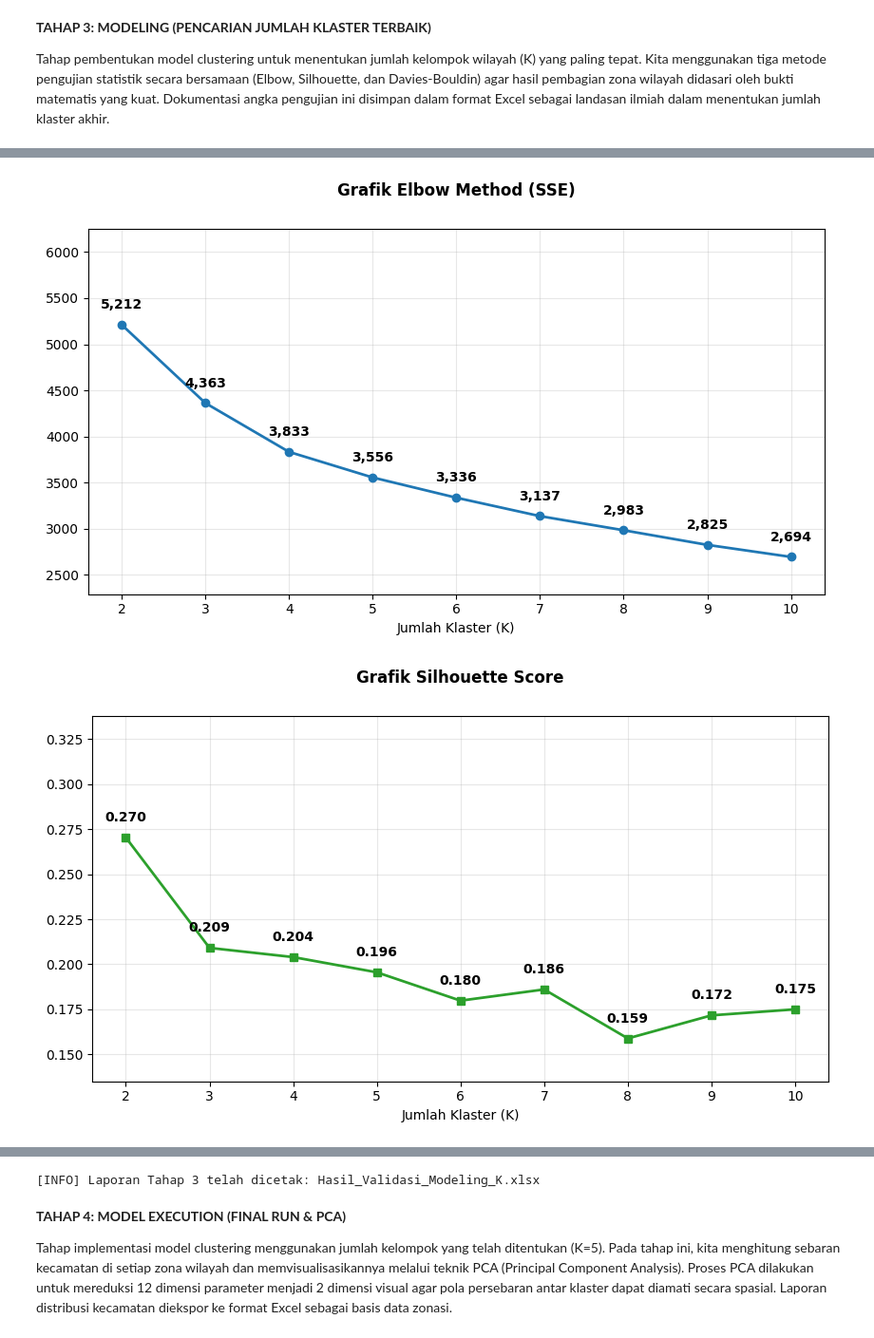
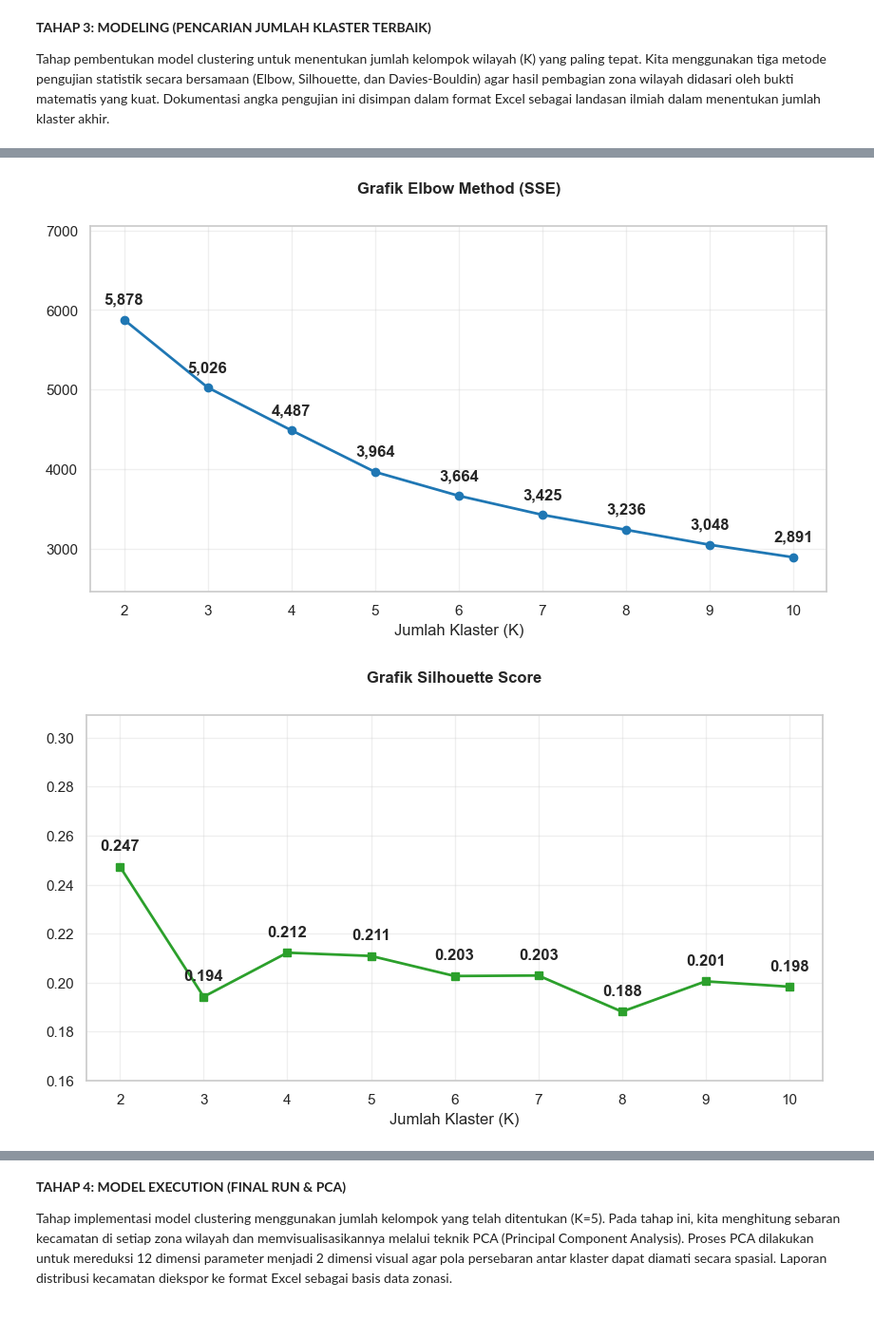
Before and after one commit to farisali522/gisclustering, a Jupyter notebook: clustering/clustering.ipynb, the cells around one changed output, grey strips where cells are left out. Shown at 95% size. Cells and saved outputs as stored; diff of their text form; code cells hidden in the pictures.

```diff
--- a/clustering/clustering.ipynb
+++ b/clustering/clustering.ipynb
@@ -25,9 +25,9 @@ fitur_cols = [
     '%_v_pres', '%_v_pileg_ri', '%_v_pileg_prov', '%_v_pileg_kokab',
     '%_v_pilkada_gub', '%_v_pilkada_kokab',
     '%_part_pilpres', '%_part_pileg_ri', '%_part_pileg_prov',
-    '%_part_pileg_kab', '%_part_pilkada_gub', '%_part_pilkada_kokab'
+    '%_part_pileg_kab', '%_part_pilkada_gub', '%_part_pilkada_kokab',
+    'n_paslon_pilkada_kokab'
 ]
-
 # ==========================================================
 # 3. CLEANING DATA
 # ==========================================================
@@ -45,10 +45,10 @@ print("-" * 80)
 # ==========================================================
 # 4. EXPORT LAPORAN AUDIT DATA KE EXCEL
 # ==========================================================
-nama_file_t1 = "Kelengkapan_Data_Cleaning.xlsx"
-summary_und.to_excel(nama_file_t1, index=False)
+#nama_file_t1 = "Kelengkapan_Data_Cleaning.xlsx"
+#summary_und.to_excel(nama_file_t1, index=False)
 
-print(f"\n[INFO] Berkas Laporan Tahap 1 telah dihasilkan: {nama_file_t1}")
+#print(f"\n[INFO] Berkas Laporan Tahap 1 telah dihasilkan: {nama_file_t1}")
 # %% [output]
 === RINGKASAN DATA ===
 --------------------------------------------------------------------------------
@@ -145,7 +140,6 @@ for k in k_range:
     list_silhouette.append(silhouette_score(X_scaled, labels))
     list_dbi.append(davies_bouldin_score(X_scaled, labels))
 
-    # Tabel angka print di layar
     print(f"K={k:2d} | SSE:{list_sse[-1]:,.0f} | Silh:{list_silhouette[-1]:.3f} | DBI:{list_dbi[-1]:.3f}")
 
 print("-" * 75)
@@ -197,11 +191,11 @@ plt.show()
 # ==========================================================
 # 3. EXPORT HASIL PENGUJIAN KE EXCEL
 # ==========================================================
-df_val_excel = pd.DataFrame({
-    'K': list(k_range), 'SSE': list_sse, 'Silhouette': list_silhouette, 'DBI': list_dbi
-})
-df_val_excel.to_excel("Hasil_Validasi_Modeling_K.xlsx", index=False)
-print(f"\n[INFO] Laporan Tahap 3 telah dicetak: Hasil_Validasi_Modeling_K.xlsx")
+#df_val_excel = pd.DataFrame({
+    #'K': list(k_range), 'SSE': list_sse, 'Silhouette': list_silhouette, 'DBI': list_dbi
+#})
+#df_val_excel.to_excel("Hasil_Validasi_Modeling_K.xlsx", index=False)
+#print(f"\n[INFO] Laporan Tahap 3 telah dicetak: Hasil_Validasi_Modeling_K.xlsx")
 # %% [output]
 Sedang memproses perhitungan validasi otomatis...
 ---------------------------------------------------------------------------
@@ -217,3 +211,3 @@ K=10 | SSE:2,694 | Silh:0.175 | DBI:1.499
 ---------------------------------------------------------------------------
-[figure, old version]
+[figure, new version]
-[figure, old version]
+[figure, new version]
@@ -221,4 +215,3 @@ K=10 | SSE:2,694 | Silh:0.175 | DBI:1.499
-[INFO] Laporan Tahap 3 telah dicetak: Hasil_Validasi_Modeling_K.xlsx
 # %% [markdown]
 **TAHAP 4: MODEL EXECUTION (FINAL RUN & PCA)**
 
```
Also changed, not shown: parts of 8 cells of this notebook, 30 other files.
